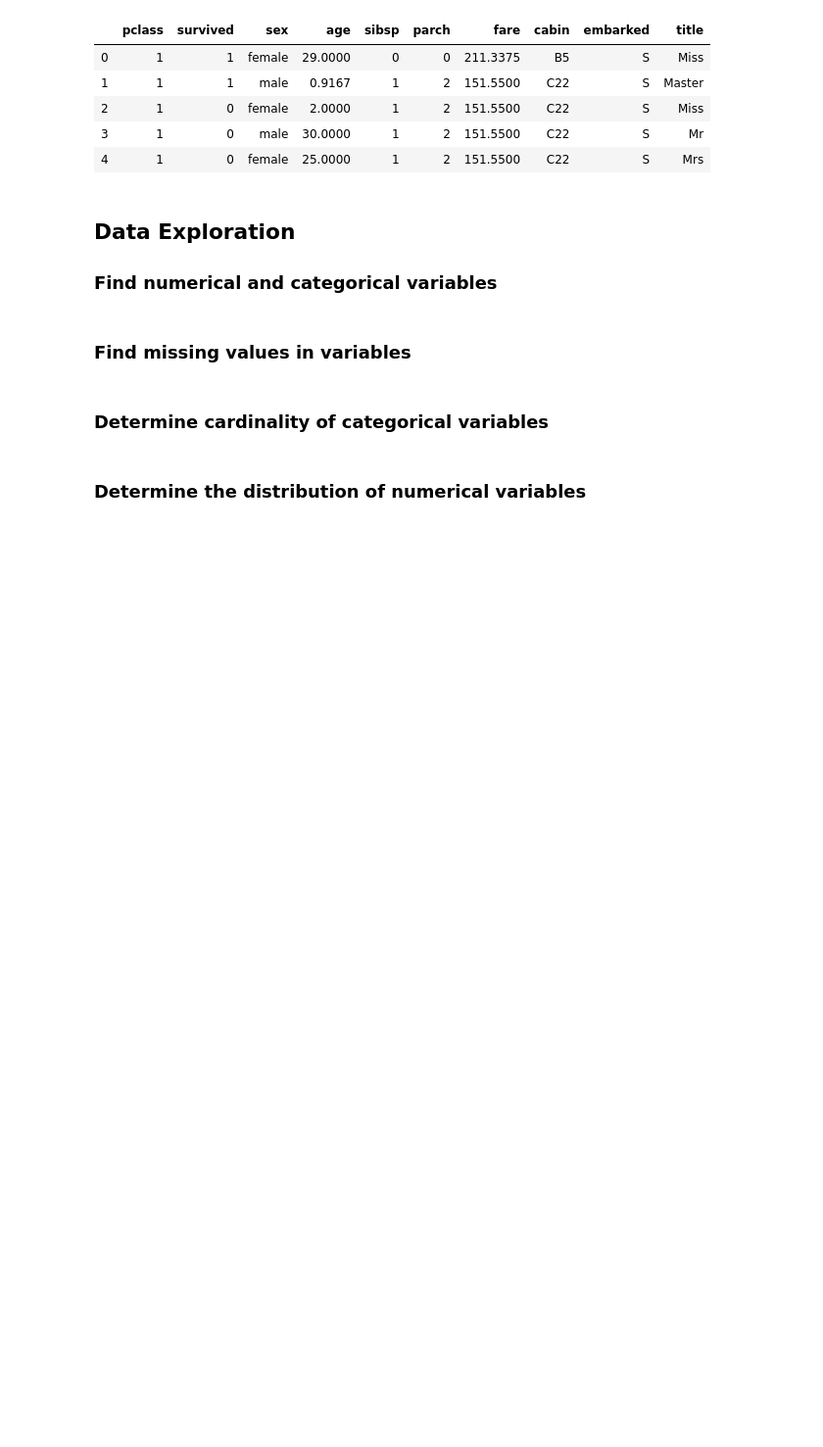
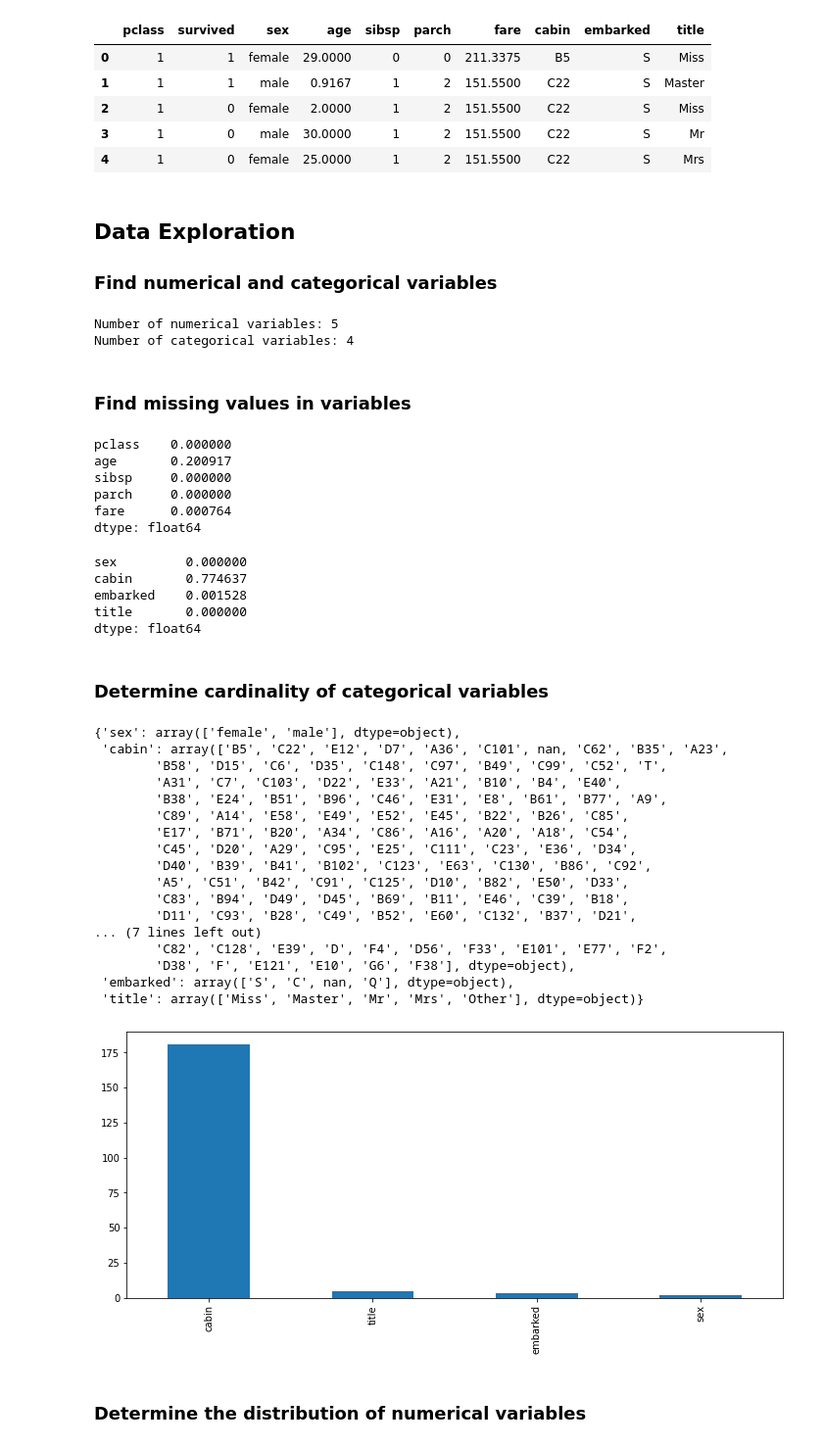
Before and after one commit to trainindata/deploying-machine-learning-models, a Jupyter notebook: section-04-research-and-development/titanic-assignment/01-predicting-survival-titanic-assignement.ipynb, the cells around one changed output. Shown at 98% size. Drawn from its saved outputs; the diff is of its cells as text; code cells hidden in the pictures; blank space fills up the shorter version.

```diff
--- a/section-04-research-and-development/titanic-assignment/01-predicting-survival-titanic-assignement.ipynb
+++ b/section-04-research-and-development/titanic-assignment/01-predicting-survival-titanic-assignement.ipynb
@@ -116,17 +115,60 @@ target = 'survived'
+# %%
+data = pd.read_csv("titanic.csv")
+target = 'survived'
 # %%
-vars_num = # fill your code here
+vars_num = [col for col in data.columns if data[col].dtype != object and col != target]
 
-vars_cat = # fill your code here
+vars_cat = [col for col in data.columns if data[col].dtype == object]
 
 print('Number of numerical variables: {}'.format(len(vars_num)))
 print('Number of categorical variables: {}'.format(len(vars_cat)))
+# %% [output]
+Number of numerical variables: 5
+Number of categorical variables: 4
 # %% [markdown]
 ### Find missing values in variables
 # %%
 # first in numerical variables
+data[vars_num].isnull().mean()
+# %% [output]
+pclass    0.000000
+age       0.200917
+sibsp     0.000000
+parch     0.000000
+fare      0.000764
+dtype: float64
 # %%
 # now in categorical variables
+data[vars_cat].isnull().mean()
+# %% [output]
+sex         0.000000
+cabin       0.774637
+embarked    0.001528
+title       0.000000
+dtype: float64
 # %% [markdown]
 ### Determine cardinality of categorical variables
+# %%
+data[vars_cat].nunique().sort_values(ascending=False).plot.bar(figsize=(12,5))
+{ cat: data[cat].unique() for cat in vars_cat}
+# %% [output]
+{'sex': array(['female', 'male'], dtype=object),
+ 'cabin': array(['B5', 'C22', 'E12', 'D7', 'A36', 'C101', nan, 'C62', 'B35', 'A23',
+        'B58', 'D15', 'C6', 'D35', 'C148', 'C97', 'B49', 'C99', 'C52', 'T',
+        'A31', 'C7', 'C103', 'D22', 'E33', 'A21', 'B10', 'B4', 'E40',
+        'B38', 'E24', 'B51', 'B96', 'C46', 'E31', 'E8', 'B61', 'B77', 'A9',
+        'C89', 'A14', 'E58', 'E49', 'E52', 'E45', 'B22', 'B26', 'C85',
+        'E17', 'B71', 'B20', 'A34', 'C86', 'A16', 'A20', 'A18', 'C54',
+        'C45', 'D20', 'A29', 'C95', 'E25', 'C111', 'C23', 'E36', 'D34',
+        'D40', 'B39', 'B41', 'B102', 'C123', 'E63', 'C130', 'B86', 'C92',
+        'A5', 'C51', 'B42', 'C91', 'C125', 'D10', 'B82', 'E50', 'D33',
+        'C83', 'B94', 'D49', 'D45', 'B69', 'B11', 'E46', 'C39', 'B18',
+        'D11', 'C93', 'B28', 'C49', 'B52', 'E60', 'C132', 'B37', 'D21',
+... (7 lines left out)
+        'C82', 'C128', 'E39', 'D', 'F4', 'D56', 'F33', 'E101', 'E77', 'F2',
+        'D38', 'F', 'E121', 'E10', 'G6', 'F38'], dtype=object),
+ 'embarked': array(['S', 'C', nan, 'Q'], dtype=object),
+ 'title': array(['Miss', 'Master', 'Mr', 'Mrs', 'Other'], dtype=object)}
+[figure, added]
 # %% [markdown]
 ### Determine the distribution of numerical variables
```
Also changed, not shown: parts of 15 cells of this notebook.
